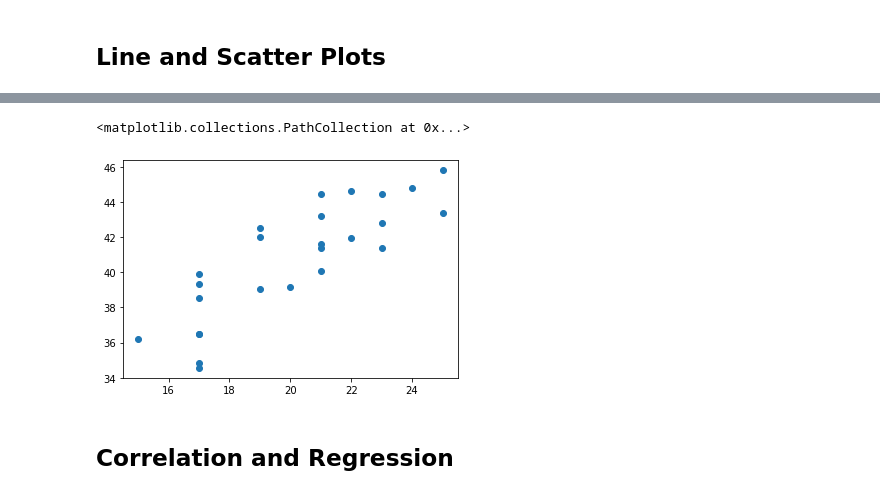
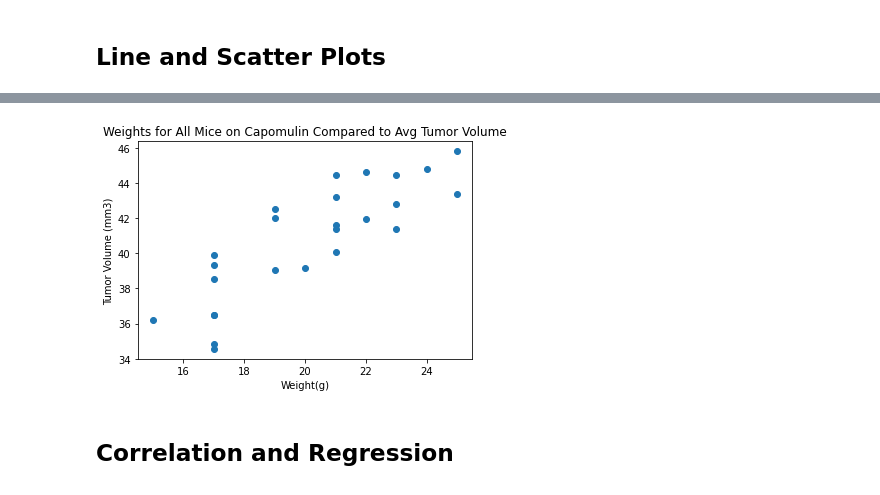
Before and after one commit to jenmusdat/matplotlib-challenge, a Jupyter notebook: Pymaceuticals/pymaceuticals_starter.ipynb, the cells around one changed output, grey strips where cells are left out. Cells and saved outputs as stored; diff of their text form; code cells hidden in the pictures.

```diff
--- a/Pymaceuticals/pymaceuticals_starter.ipynb
+++ b/Pymaceuticals/pymaceuticals_starter.ipynb
@@ -307,16 +299,21 @@ Text(0, 0.5, 'Tumor Volume (mm3)')
 # %%
 # Generate a scatter plot of average tumor volume vs. mouse weight for the Capomulin regimen
 #do a scatter plot for all the mice do a groupby on the Capomulin df from the previous
 capomulin = clean_combine[clean_combine["Drug Regimen"]=="Capomulin"]
 capomulin
 
+#calculate average tumor volume for each mouse
 average_tumor_volume = capomulin.groupby("Mouse ID").mean()
 average_tumor_volume
 
+#plot scatter plot
 plt.scatter(average_tumor_volume["Weight (g)"], average_tumor_volume["Tumor Volume (mm3)"])
+plt.xlabel("Weight(g)")
+plt.ylabel("Tumor Volume (mm3)")
+plt.title("Weights for All Mice on Capomulin Compared to Avg Tumor Volume")
+plt.show()
 # %% [output]
-<matplotlib.collections.PathCollection at 0x...>
-[figure, old version]
+[figure, new version]
 # %% [markdown]
 ## Correlation and Regression
 # %%
```
Also changed, not shown: parts of 11 cells of this notebook.
